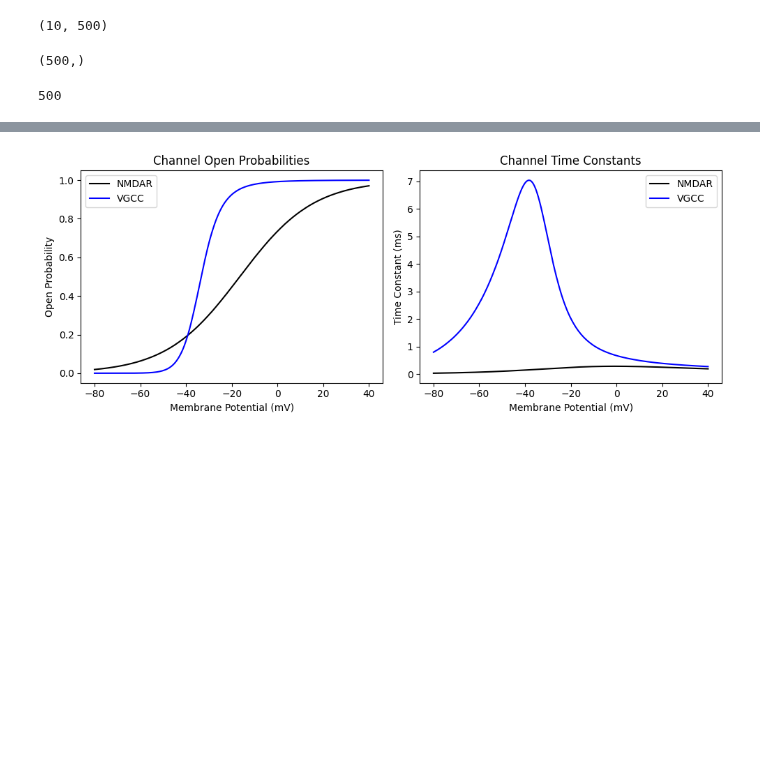
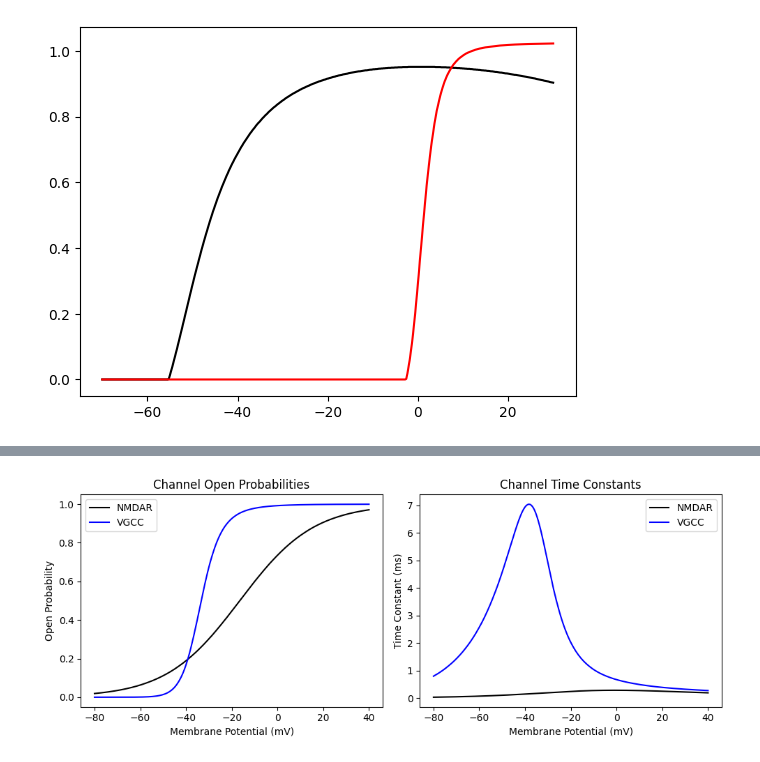
Before and after one commit to landoskape/plasticity-modeling, a Jupyter notebook: notebooks/conductance.ipynb, the cells around one changed output, grey strips where cells are left out. Drawn from its saved outputs; the diff is of its cells as text; code cells hidden in the pictures; blank space fills up the shorter version.

```diff
--- a/notebooks/conductance.ipynb
+++ b/notebooks/conductance.ipynb
@@ -21,12 +17,0 @@ data = run_simulations(num_ap_amplitudes = 10)
-# %%
-np.stack(data["vgcc_ica"]).shape
-# %% [output]
-(10, 500)
-# %%
-data["t_range"].shape
-# %% [output]
-(500,)
-# %%
-len(data["vgcc_ica"][0])
-# %% [output]
-500
@@ -32,0 +25,7 @@ len(data["vgcc_ica"][0])
+# %%
+plt.close('all')
+plt.plot(data["ap_peaks"], data["LTP"], color="k")
+plt.plot(data["ap_peaks"], data["LTD"], color="r")
+plt.show()
+# %% [output]
+[figure, added]
```
Also changed, not shown: parts of 9 cells of this notebook, 1 other file.
